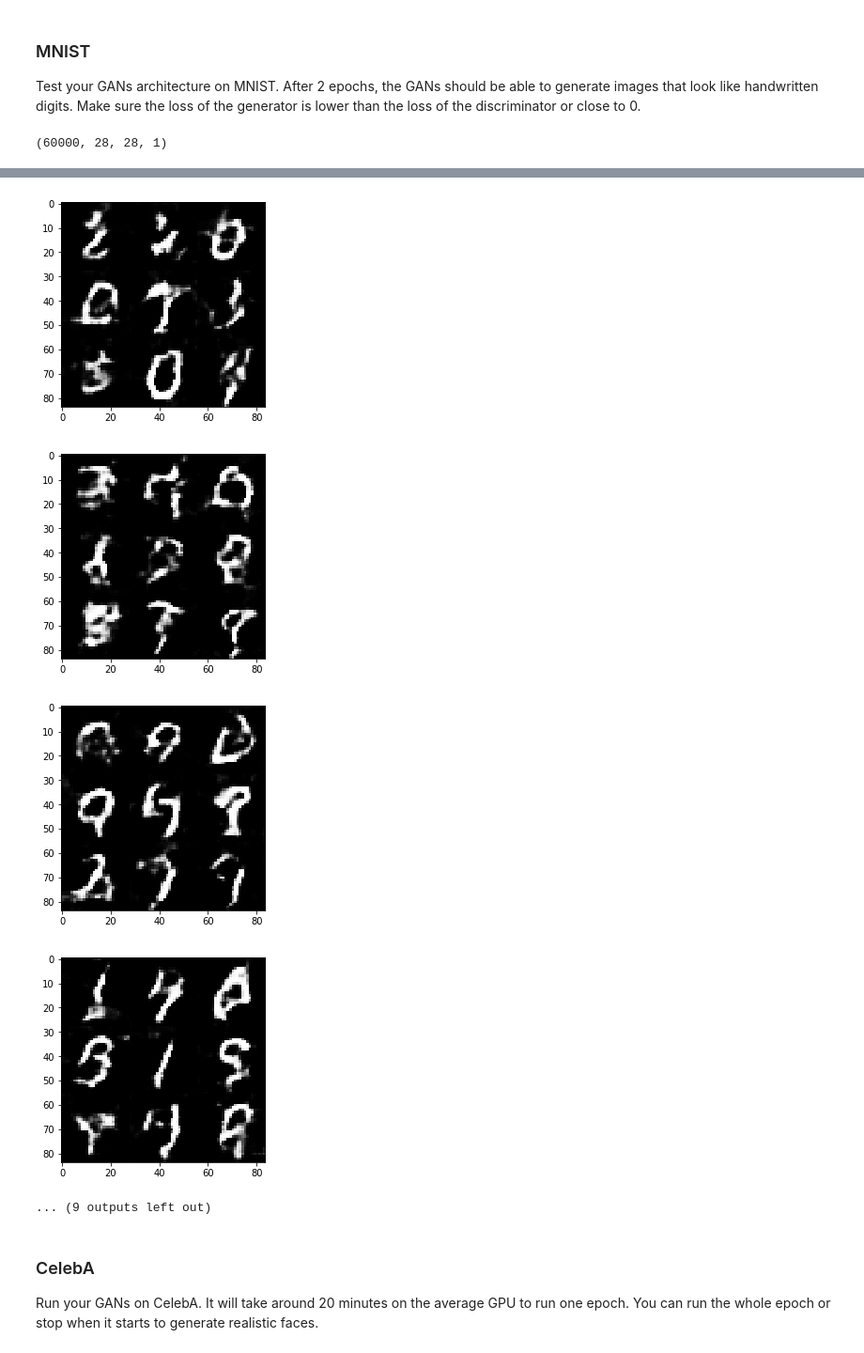
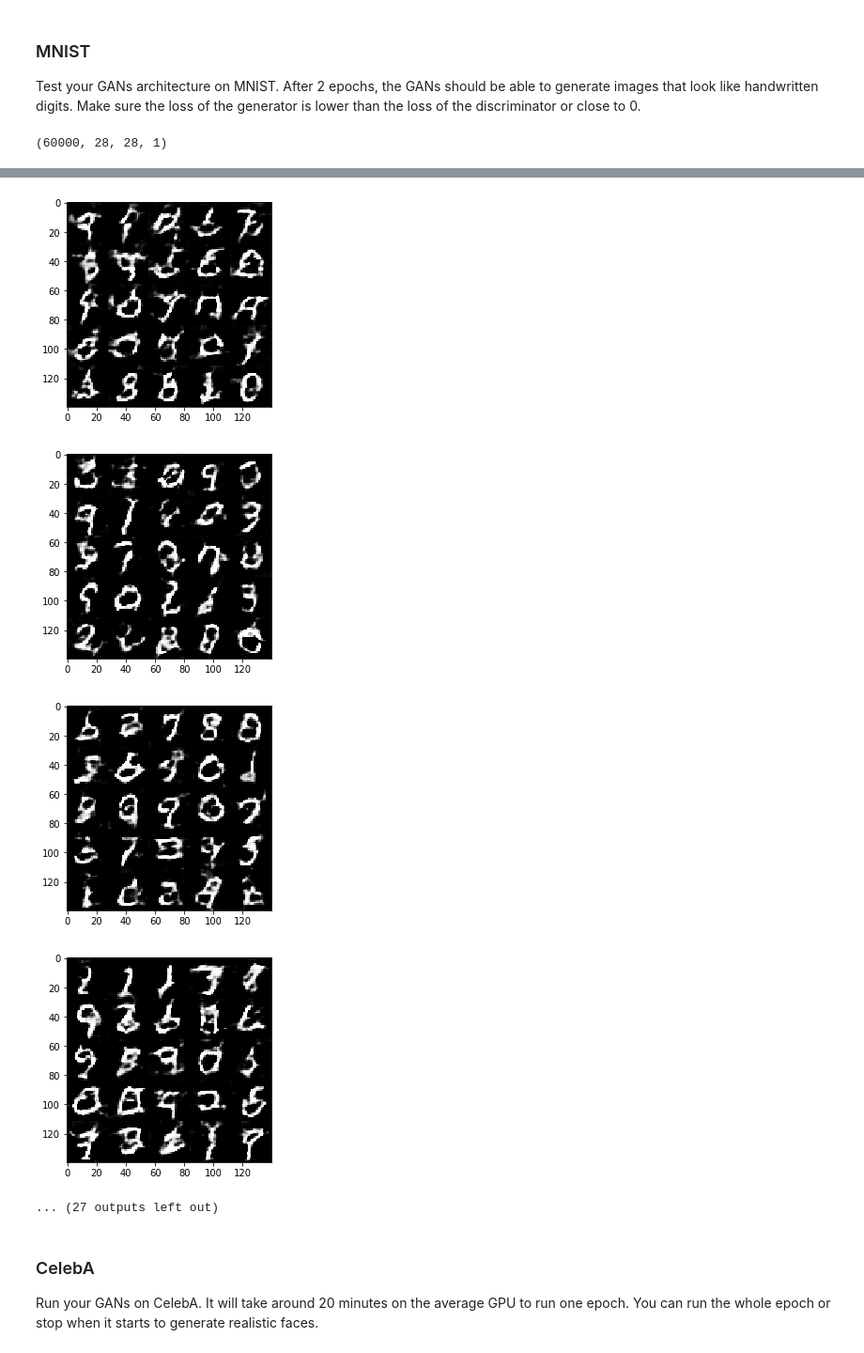
Before and after one commit to aprice2704/dlnd-project5, a Jupyter notebook: dlnd_face_generation.ipynb, the cells around one changed output, grey strips where cells are left out. Shown at 94% size. Saved outputs shown, nothing was run; the diff lists cells and outputs as text; code cells hidden in the pictures.

```diff
--- a/dlnd_face_generation.ipynb
+++ b/dlnd_face_generation.ipynb
@@ -150,22 +150,22 @@ def discriminator(images, reuse=False, alpha=0.01, keep=0.9):
         l = tf.layers.batch_normalization(l, training=True)
         l = tf.nn.dropout(l, keep)
         r = leaky_relu(l)
-        # we now have n/14/14/64
 
-        l = tf.layers.conv2d( r, 64, 3, strides=2, padding='same', data_format='channels_last',
-            kernel_initializer=tf.contrib.layers.xavier_initializer())
-        l = tf.layers.batch_normalization(l, training=True)
-        l = tf.nn.dropout(l, keep)
-        r = leaky_relu(l)
-        # we now have n/7/7/128
 
-        l = tf.layers.conv2d( r, 128, 3, strides=2, padding='same', data_format='channels_last',
+        #l = tf.layers.conv2d( r, 64, 5, strides=2, padding='same', data_format='channels_last',
+        #    kernel_initializer=tf.contrib.layers.xavier_initializer())
+        #l = tf.layers.batch_normalization(l, training=True)
+        #l = tf.nn.dropout(l, keep)
+        #r = leaky_relu(l)
+
+
+        l = tf.layers.conv2d( r, 64, 5, strides=4, padding='same', data_format='channels_last',
             kernel_initializer=tf.contrib.layers.xavier_initializer())
         l = tf.layers.batch_normalization(l, training=True)
         r = leaky_relu(l)
-        # we now have n/4/4/256
 
-        flat = tf.reshape(r, (-1, 4*4*128))
+
+        flat = tf.reshape(r, (-1, 4*4*64))
         logits = tf.layers.dense(flat, 1)
         out = tf.sigmoid(logits)
 
@@ -371,7 +371,7 @@ def train(epoch_count, batch_size, z_dim, learning_rate, beta1, get_batches, dat
                 _ = sess.run(g_opt, feed_dict={z_data: z, lr: learning_rate})
                 b = b + 1
                 if (b % 100) == 0:
-                    show_generator_output(sess, 9, z_data, data_shape[3], data_image_mode)
+                    show_generator_output(sess, 25, z_data, data_shape[3], data_image_mode)
 
             train_loss_d = sess.run(d_loss, {z_data: z, real_input_images: batch_images, lr: learning_rate})
             train_loss_g = g_loss.eval({z_data: z, lr: learning_rate})
@@ -380,20 +380,19 @@ def train(epoch_count, batch_size, z_dim, learning_rate, beta1, get_batches, dat
 
             losses.append((train_loss_d, train_loss_g))
 
-            z_sample = np.random.uniform(-1, 1, size=(16, z_dim))
-            new_samples = sess.run( generator(z_sample, data_shape[1]*data_shape[2]*data_shape[3], is_train=False),
-                feed_dict={z_data: z_sample})
+            #z_sample = np.random.uniform(-1, 1, size=(16, z_dim))
+            #new_samples = sess.run( generator(z_sample, data_shape[3], is_train=False), feed_dict={z_data: z_sample})
 
-            samples.append(new_samples)
+            #samples.append(new_samples)
 # %% [markdown]
 ### MNIST
 Test your GANs architecture on MNIST.  After 2 epochs, the GANs should be able to generate images that look like handwritten digits.  Make sure the loss of the generator is lower than the loss of the discriminator or close to 0.
 # %%
 batch_size = 32
 z_dim = 128
-learning_rate = 0.0005
+learning_rate = 0.0008
 beta1 = 0.5
-keep_fraction = 0.9
+keep_fraction = 0.93
 
 
 """
@@ -417,8 +416,8 @@ with tf.Graph().as_default():
-[figure, old version]
+[figure, new version]
-[figure, old version]
+[figure, new version]
-[figure, old version]
+[figure, new version]
-[figure, old version]
+[figure, new version]
-... (9 outputs left out)
+... (27 outputs left out)
 # %% [markdown]
 ### CelebA
 Run your GANs on CelebA.  It will take around 20 minutes on the average GPU to run one epoch.  You can run the whole epoch or stop when it starts to generate realistic faces.
```
Also changed, not shown: parts of 1 cell of this notebook, 1 other file.
